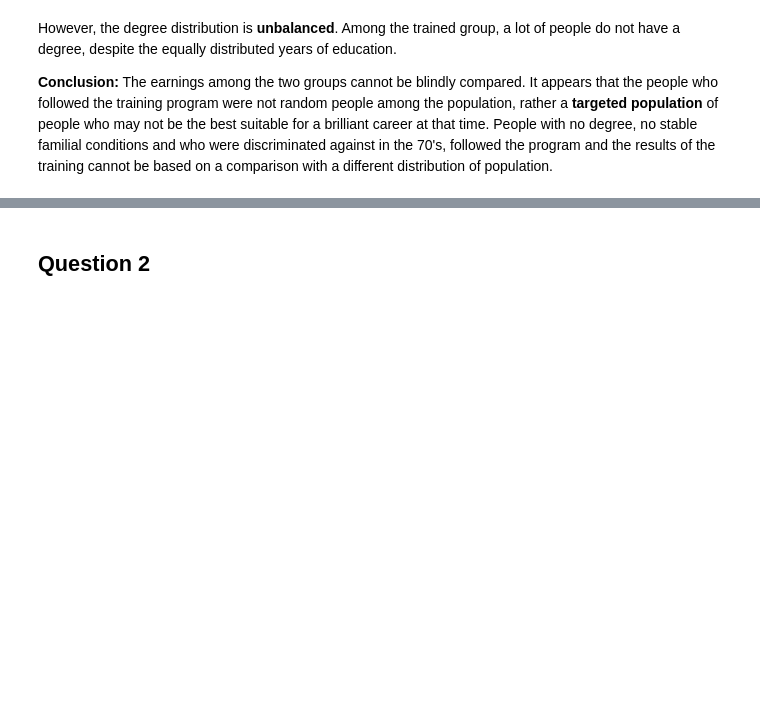
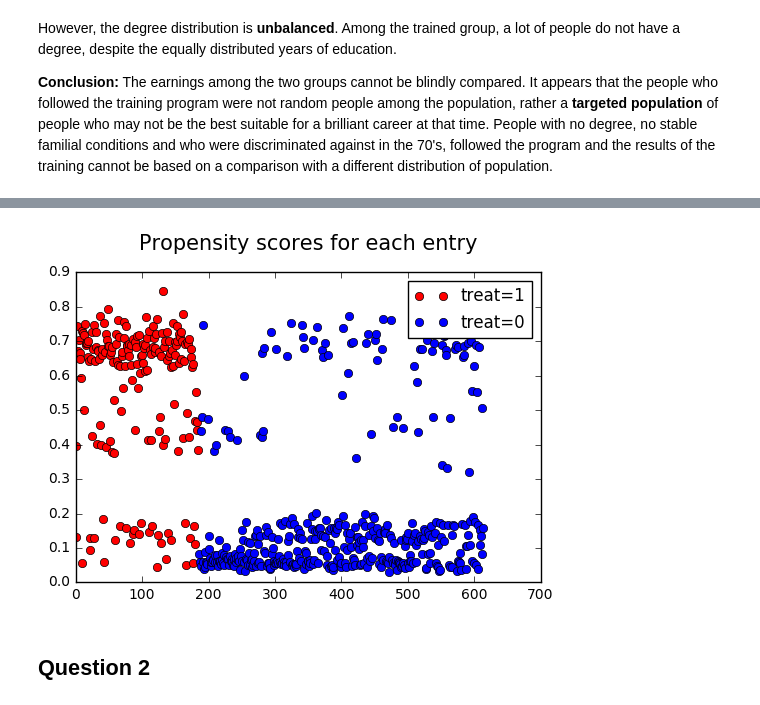
Before and after one commit to Redouane-Elghazi/ADA_ENPantouFLeS, a Jupyter notebook: HW4/hw4.ipynb, the cells around one changed output, grey strips where cells are left out. Saved outputs shown, nothing was run; the diff lists cells and outputs as text; code cells hidden in the pictures; blank space fills up the shorter version.

```diff
--- a/HW4/hw4.ipynb
+++ b/HW4/hw4.ipynb
@@ -249,3 +256,25 @@ However, the degree distribution is **unbalanced**. Among the trained group, a l
+# %%
+from sklearn import linear_model
+
+logistic = linear_model.LogisticRegression()
+
+db_X = db[['age','educ','black','hispan','married','nodegree','re78']]
+db_y = db['treat']
+
+logistic = logistic.fit(db_X, db_y)
+
+prop_score = logistic.predict_proba(db_X)[:,1]
+
+# Plot the propensity scores
+X = [i for i in range(len(prop_score))]
+# The first 185 entries are treat=1, the rest is treat=0
+plt.plot(X[:185],prop_score[:185],'ro',label='treat=1')
+plt.plot(X[186:],prop_score[186:],'bo',label='treat=0')
+plt.legend()
+plt.title('Propensity scores for each entry',fontsize=15,y=1.05)
+plt.show()
+# %% [output]
+[figure, added]
 # %% [markdown]
 ## Question 2
 # %%
```
Also changed, not shown: parts of 2 cells of this notebook.
